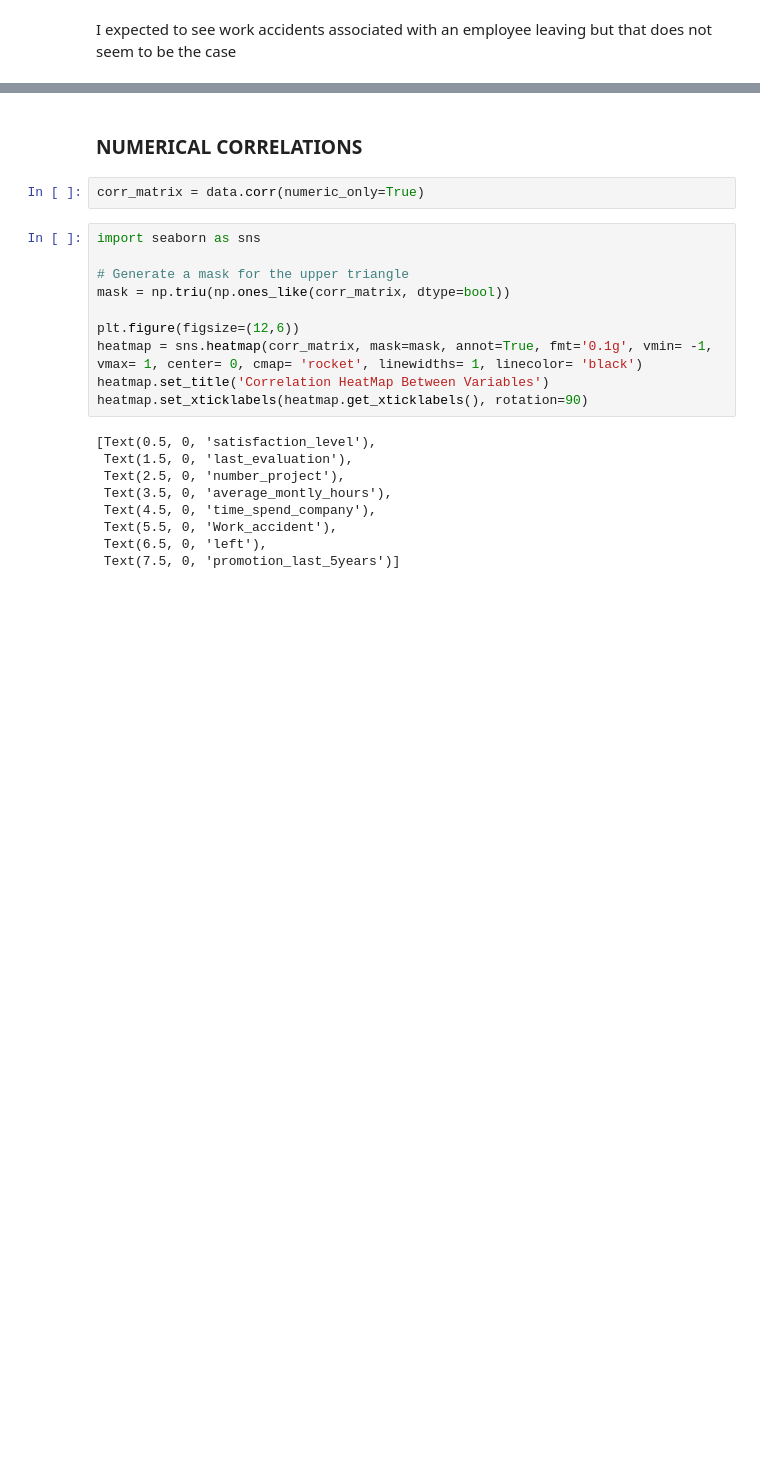
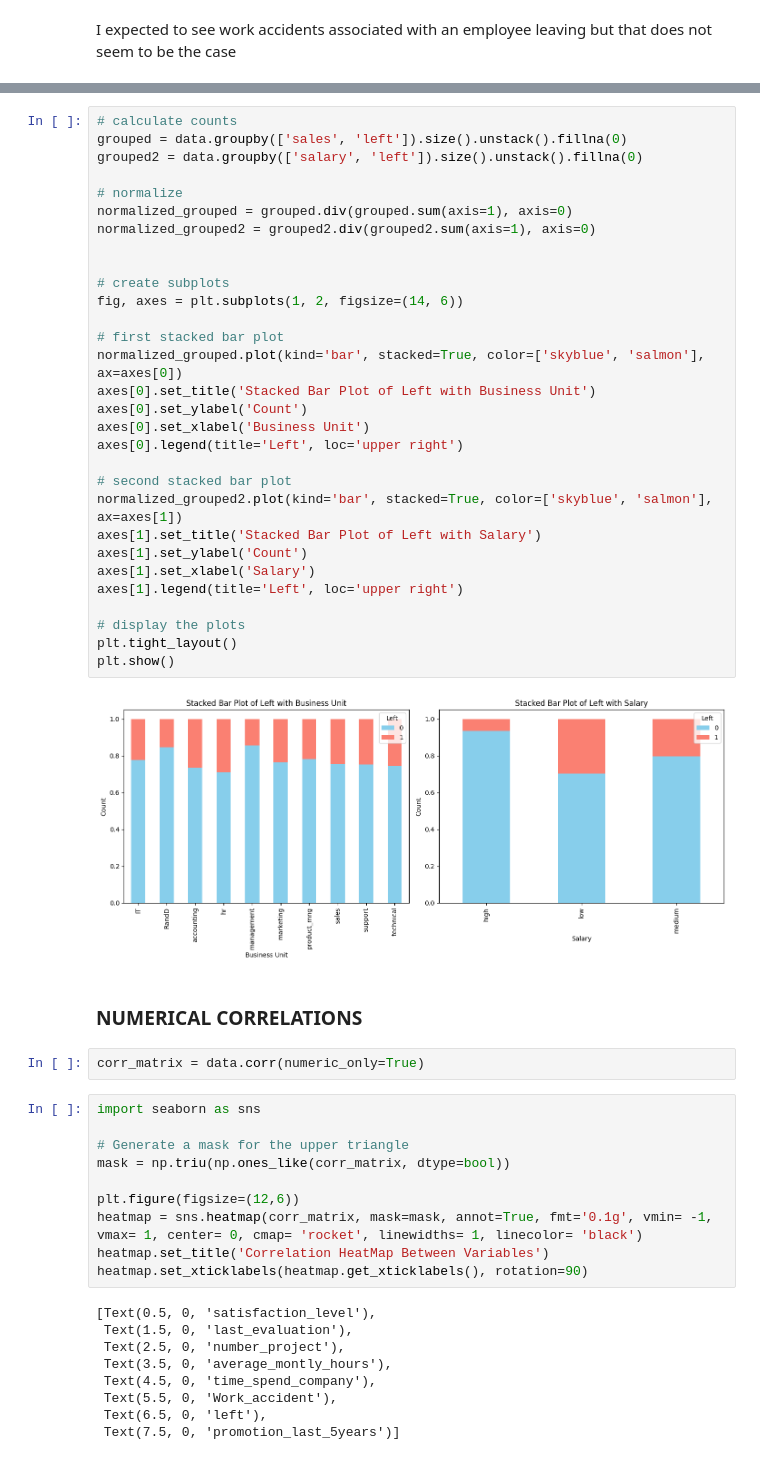
Before and after one commit to mikerob22/imbalanced_project, a Jupyter notebook: notebooks/informal.ipynb, the cells around one changed output, grey strips where cells are left out. Drawn from its saved outputs; the diff is of its cells as text; blank space fills up the shorter version.

```diff
--- a/notebooks/informal.ipynb
+++ b/notebooks/informal.ipynb
@@ -223,6 +265,38 @@ plt.tight_layout()
 plt.show()
 # %% [output]
 [figure]
+# %%
+# calculate counts
+grouped = data.groupby(['sales', 'left']).size().unstack().fillna(0)
+grouped2 = data.groupby(['salary', 'left']).size().unstack().fillna(0)
+
+# normalize
+normalized_grouped = grouped.div(grouped.sum(axis=1), axis=0)
+normalized_grouped2 = grouped2.div(grouped2.sum(axis=1), axis=0)
+
+
+# create subplots
+fig, axes = plt.subplots(1, 2, figsize=(14, 6))
+
+# first stacked bar plot
+normalized_grouped.plot(kind='bar', stacked=True, color=['skyblue', 'salmon'], ax=axes[0])
+axes[0].set_title('Stacked Bar Plot of Left with Business Unit')
+axes[0].set_ylabel('Count')
+axes[0].set_xlabel('Business Unit')
+axes[0].legend(title='Left', loc='upper right')
+
+# second stacked bar plot
+normalized_grouped2.plot(kind='bar', stacked=True, color=['skyblue', 'salmon'], ax=axes[1])
+axes[1].set_title('Stacked Bar Plot of Left with Salary')
+axes[1].set_ylabel('Count')
+axes[1].set_xlabel('Salary')
+axes[1].legend(title='Left', loc='upper right')
+
+# display the plots
+plt.tight_layout()
+plt.show()
+# %% [output]
+[figure, added]
 # %% [markdown]
 ### NUMERICAL CORRELATIONS
 # %%
```
Also changed, not shown: parts of 7 cells of this notebook, 22 other files.
